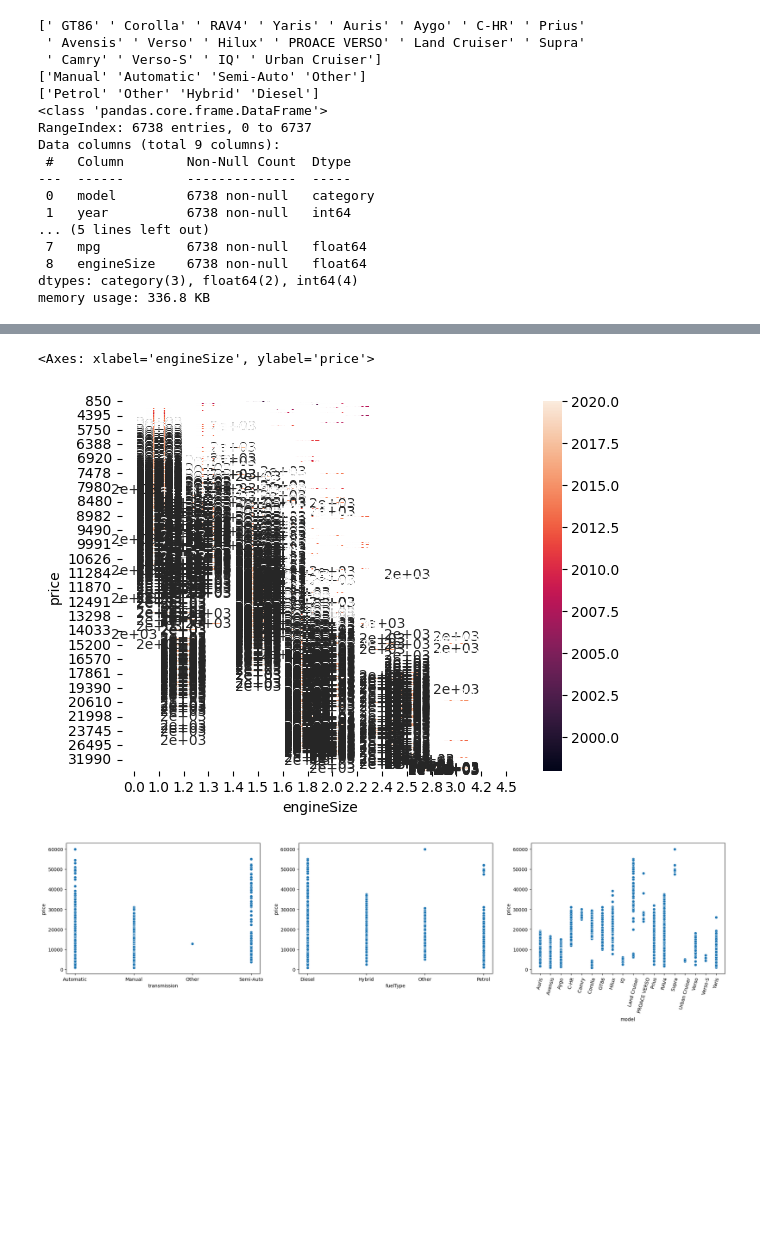
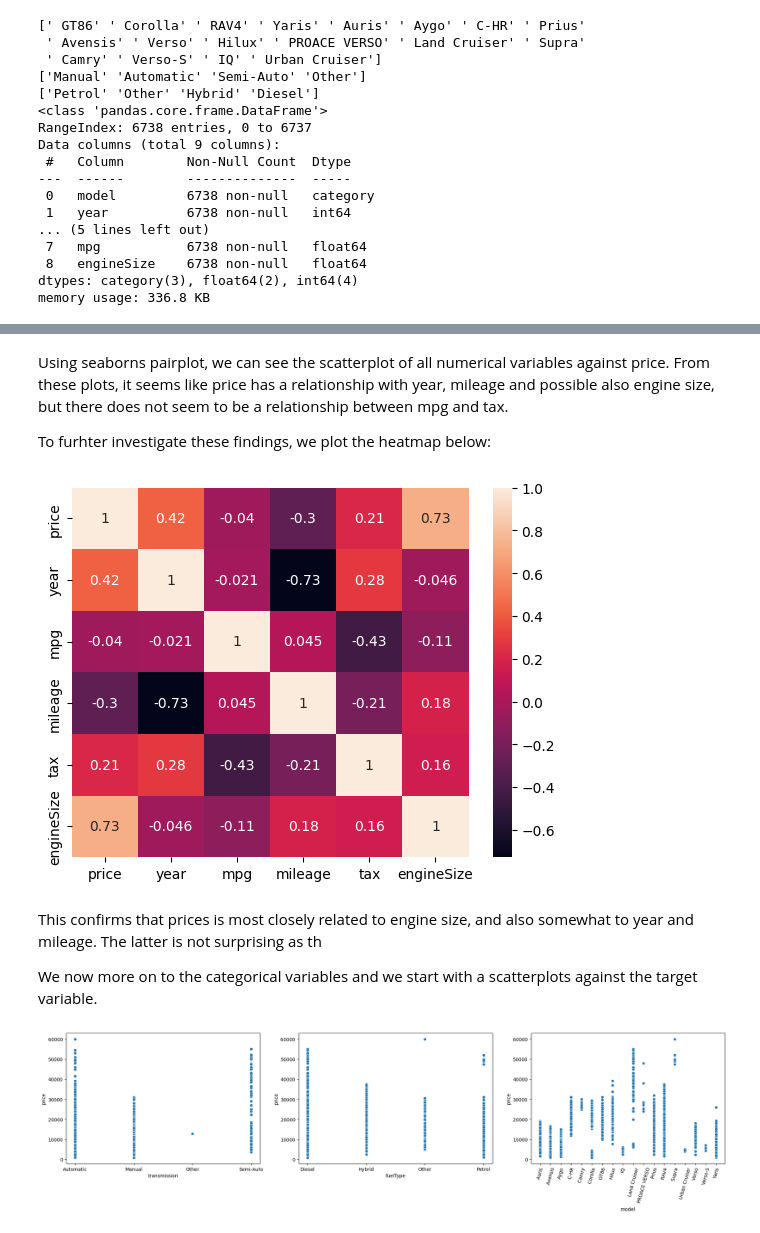
Before and after one commit to lenelise/dc_practice, a Jupyter notebook: practice_exam.ipynb, the cells around one changed output, grey strips where cells are left out. Drawn from its saved outputs; the diff is of its cells as text; code cells hidden in the pictures; blank space fills up the shorter version.

```diff
--- a/practice_exam.ipynb
+++ b/practice_exam.ipynb
@@ -106,11 +112,20 @@ sns.pairplot(data=data, y_vars="price", x_vars=numerical_col)
 [figure]
-# %%
-#need to plot heatmap of numerical variables
-data_pivoted = data.pivot_table(index="tax", columns="engineSize" , values="price")
-sns.heatmap(data_pivoted, annot=True)
-# %% [output]
-<Axes: xlabel='engineSize', ylabel='price'>
-[figure, removed]
+# %% [markdown]
+Using seaborns pairplot, we can see the scatterplot of all numerical variables against price. From these plots, it seems like price has a relationship with year, mileage and possible also engine size, but there does not seem to be a relationship between mpg and tax.
+
+To furhter investigate these findings, we plot the heatmap below:
+# %%
+data_numerical = toyota[["price", "year", "mpg", "mileage", "tax", "engineSize"]]
+corr_matrix = data_numerical.corr()
+corr_matrix
+sns.heatmap(corr_matrix, annot=True)
+plt.show()
+# %% [output]
+[figure, added]
+# %% [markdown]
+This confirms that prices is most closely related to engine size, and also somewhat to year and mileage. The latter is not surprising as th
+
+We now more on to the categorical variables and we start with a scatterplots against the target variable.
 # %%
 fig,axes = plt.subplots(1,len(categorical_col), figsize=(25,5))
 
```
Also changed, not shown: parts of 35 cells of this notebook.
